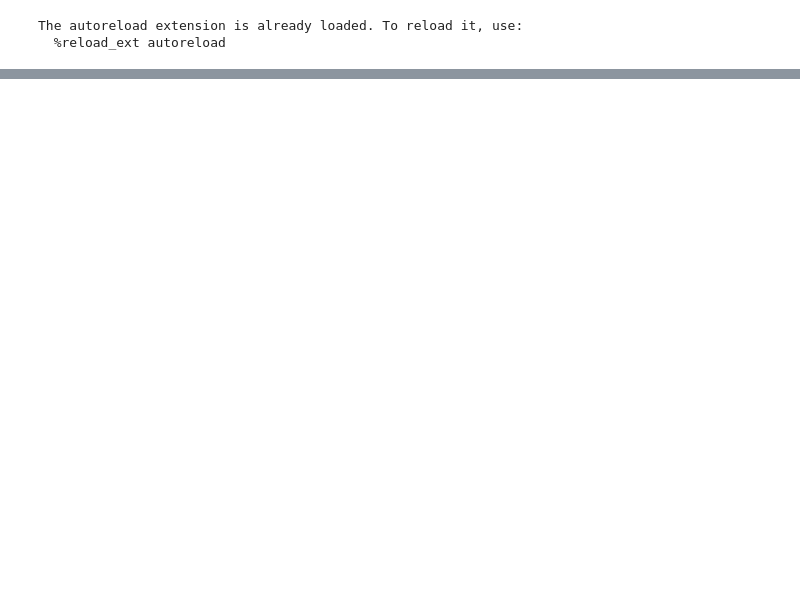
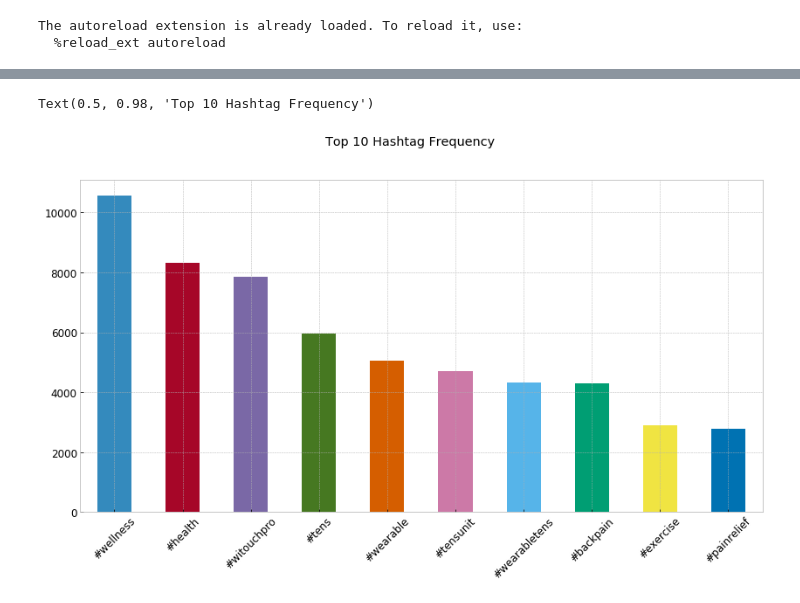
Before and after one commit to samiroid/coEgoNets, a Jupyter notebook: notebooks/main.ipynb, the cells around one changed output, grey strips where cells are left out. Saved outputs shown, nothing was run; the diff lists cells and outputs as text; code cells hidden in the pictures; blank space fills up the shorter version.

```diff
--- a/notebooks/main.ipynb
+++ b/notebooks/main.ipynb
@@ -52 +72,9 @@ C = get_coom(DATA_PATH)
+# %%
+oc = top_k(C, K)
+f,ax = plt.subplots(1,1,figsize=(PLOT_WIDTH,PLOT_HEIGHT),sharey=True)
+oc.plot(ax=ax,kind="bar", rot=45)
+f.suptitle("Top {} Hashtag Frequency".format(K))
+# %% [output]
+Text(0.5, 0.98, 'Top 10 Hashtag Frequency')
+[figure, added]
 # %%
```
Also changed, not shown: parts of 19 cells of this notebook, 6 other files.
